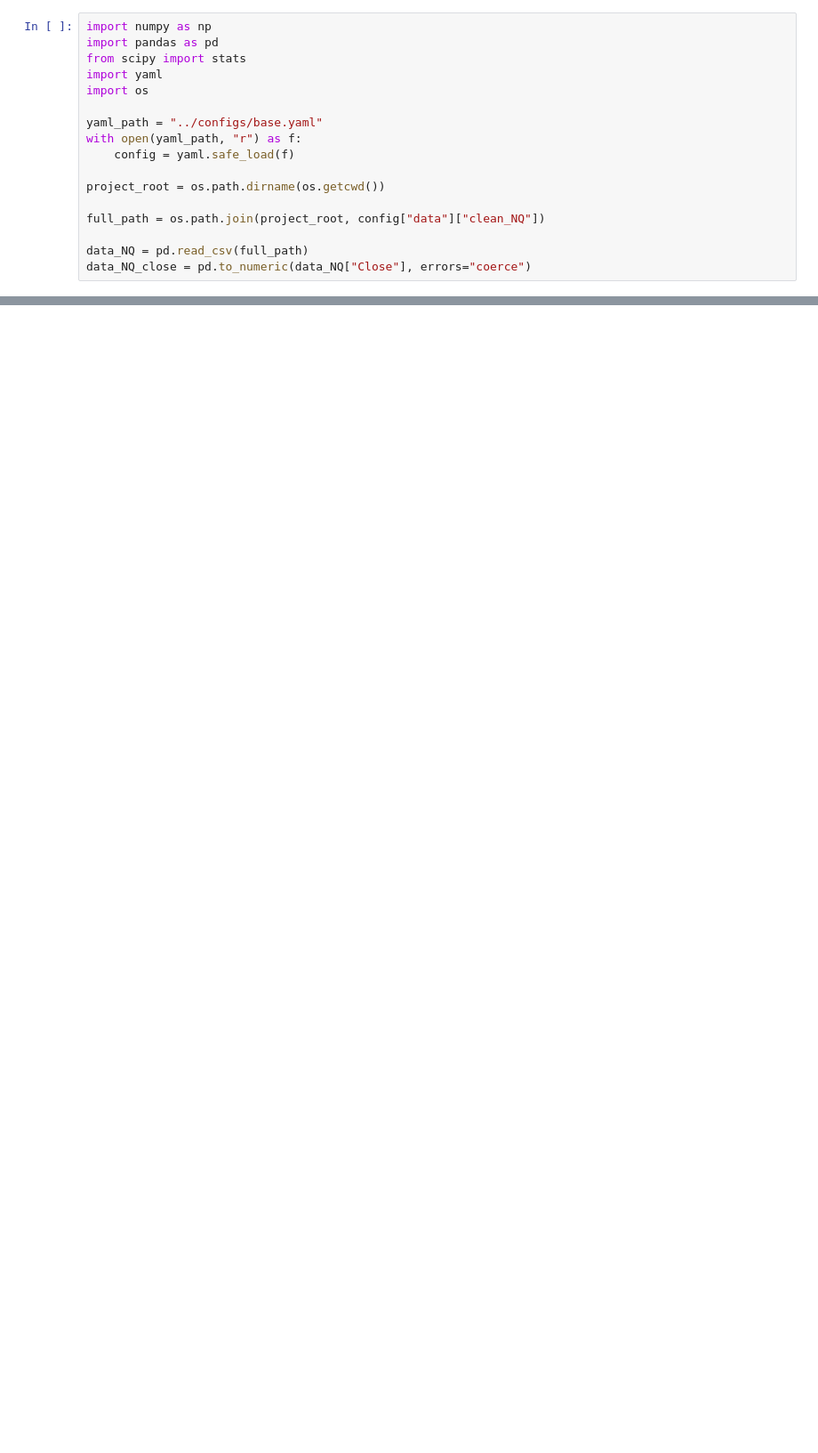
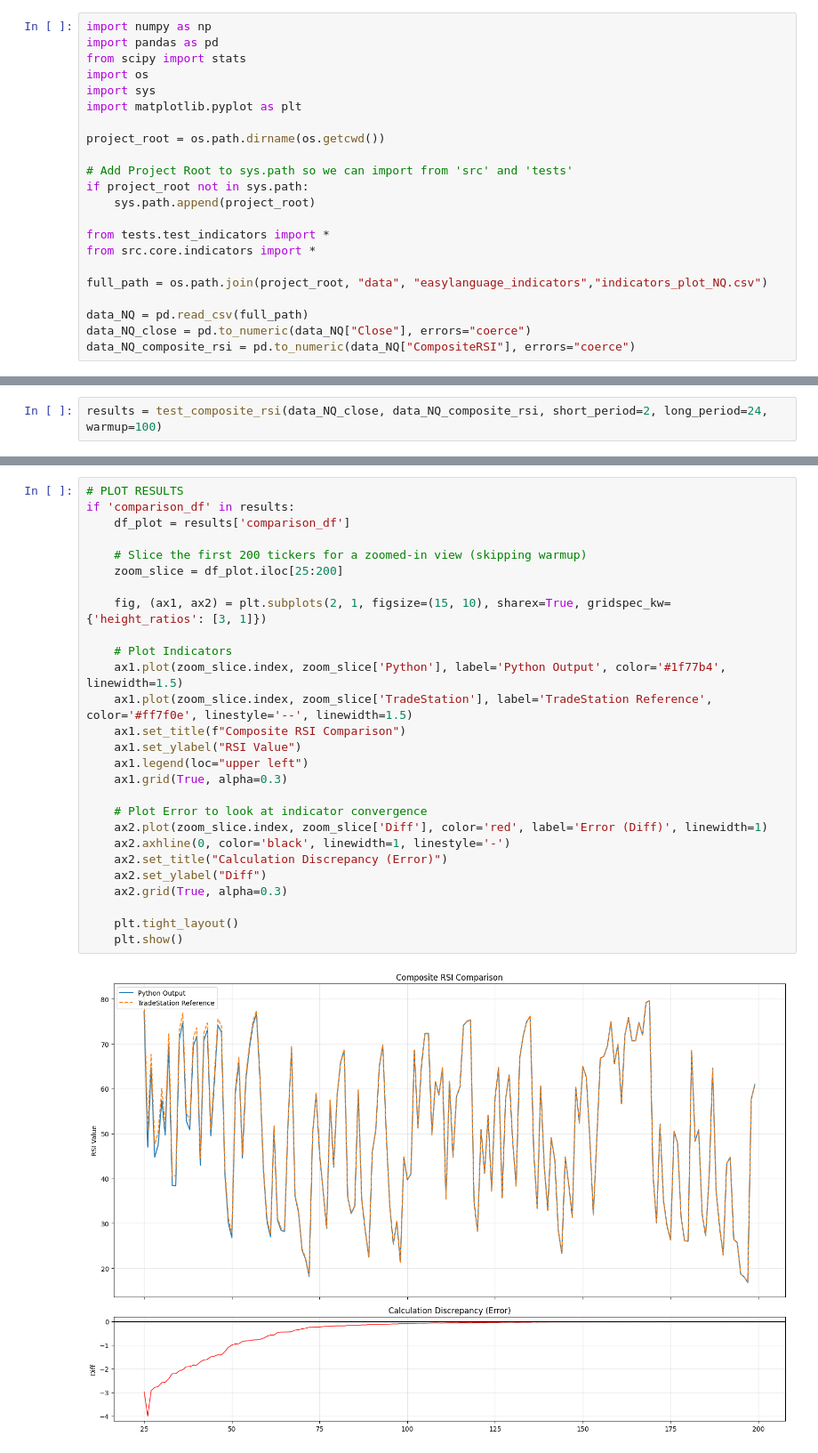
Before and after one commit to blackswan-quants/hurst-pullback, a Jupyter notebook: notebook/04_indicator_validation.ipynb, the cells around one changed output, grey strips where cells are left out. Shown at 89% size. Saved outputs shown, nothing was run; the diff lists cells and outputs as text; blank space fills up the shorter version.

Commit message:
added RSI classes tests

```diff
--- a/notebook/04_indicator_validation.ipynb
+++ b/notebook/04_indicator_validation.ipynb
@@ -2,16 +2,21 @@
 import numpy as np
 import pandas as pd
 from scipy import stats
-import yaml
 import os
-
-yaml_path = "../configs/base.yaml"
-with open(yaml_path, "r") as f:
-    config = yaml.safe_load(f)
+import sys
+import matplotlib.pyplot as plt
 
 project_root = os.path.dirname(os.getcwd())
 
-full_path = os.path.join(project_root, config["data"]["clean_NQ"])
+# Add Project Root to sys.path so we can import from 'src' and 'tests'
+if project_root not in sys.path:
+    sys.path.append(project_root)
+
+from tests.test_indicators import *
+from src.core.indicators import *
+
+full_path = os.path.join(project_root, "data", "easylanguage_indicators","indicators_plot_NQ.csv")
 
 data_NQ = pd.read_csv(full_path)
 data_NQ_close = pd.to_numeric(data_NQ["Close"], errors="coerce")
+data_NQ_composite_rsi = pd.to_numeric(data_NQ["CompositeRSI"], errors="coerce")
@@ -119,0 +66,2 @@ plt.show()
+# %%
+results = test_composite_rsi(data_NQ_close, data_NQ_composite_rsi, short_period=2, long_period=24, warmup=100)
@@ -119,0 +74,29 @@ plt.show()
+# %%
+# PLOT RESULTS
+if 'comparison_df' in results:
+    df_plot = results['comparison_df']
+
+    # Slice the first 200 tickers for a zoomed-in view (skipping warmup)
+    zoom_slice = df_plot.iloc[25:200]
+
+    fig, (ax1, ax2) = plt.subplots(2, 1, figsize=(15, 10), sharex=True, gridspec_kw={'height_ratios': [3, 1]})
+
+    # Plot Indicators
+    ax1.plot(zoom_slice.index, zoom_slice['Python'], label='Python Output', color='#1f77b4', linewidth=1.5)
+    ax1.plot(zoom_slice.index, zoom_slice['TradeStation'], label='TradeStation Reference', color='#ff7f0e', linestyle='--', linewidth=1.5)
+    ax1.set_title(f"Composite RSI Comparison")
+    ax1.set_ylabel("RSI Value")
+    ax1.legend(loc="upper left")
+    ax1.grid(True, alpha=0.3)
+
+    # Plot Error to look at indicator convergence
+    ax2.plot(zoom_slice.index, zoom_slice['Diff'], color='red', label='Error (Diff)', linewidth=1)
+    ax2.axhline(0, color='black', linewidth=1, linestyle='-')
+    ax2.set_title("Calculation Discrepancy (Error)")
+    ax2.set_ylabel("Diff")
+    ax2.grid(True, alpha=0.3)
+
+    plt.tight_layout()
+    plt.show()
+# %% [output]
+[figure, added]
```
Also changed, not shown: parts of 5 cells of this notebook.
